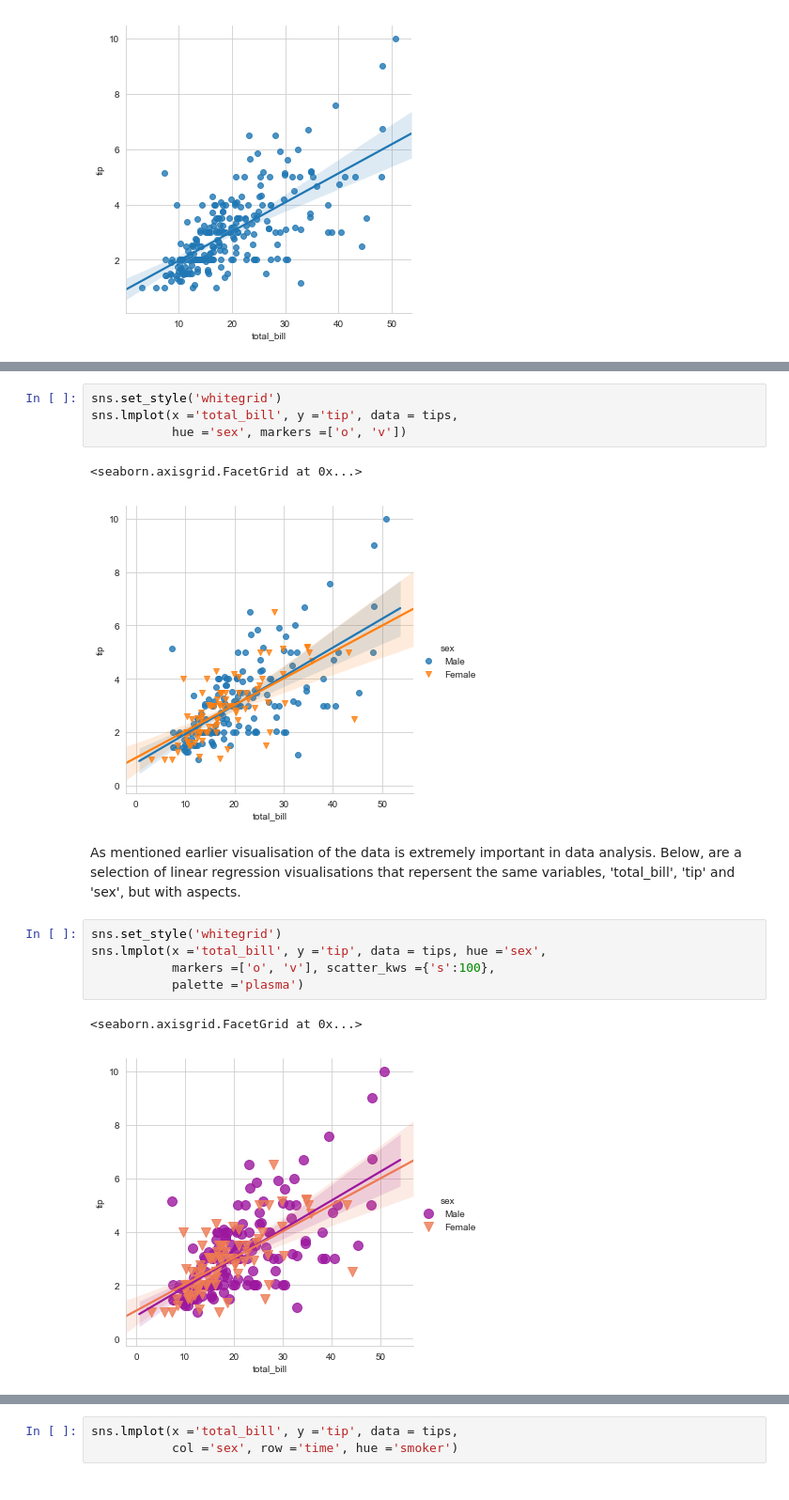
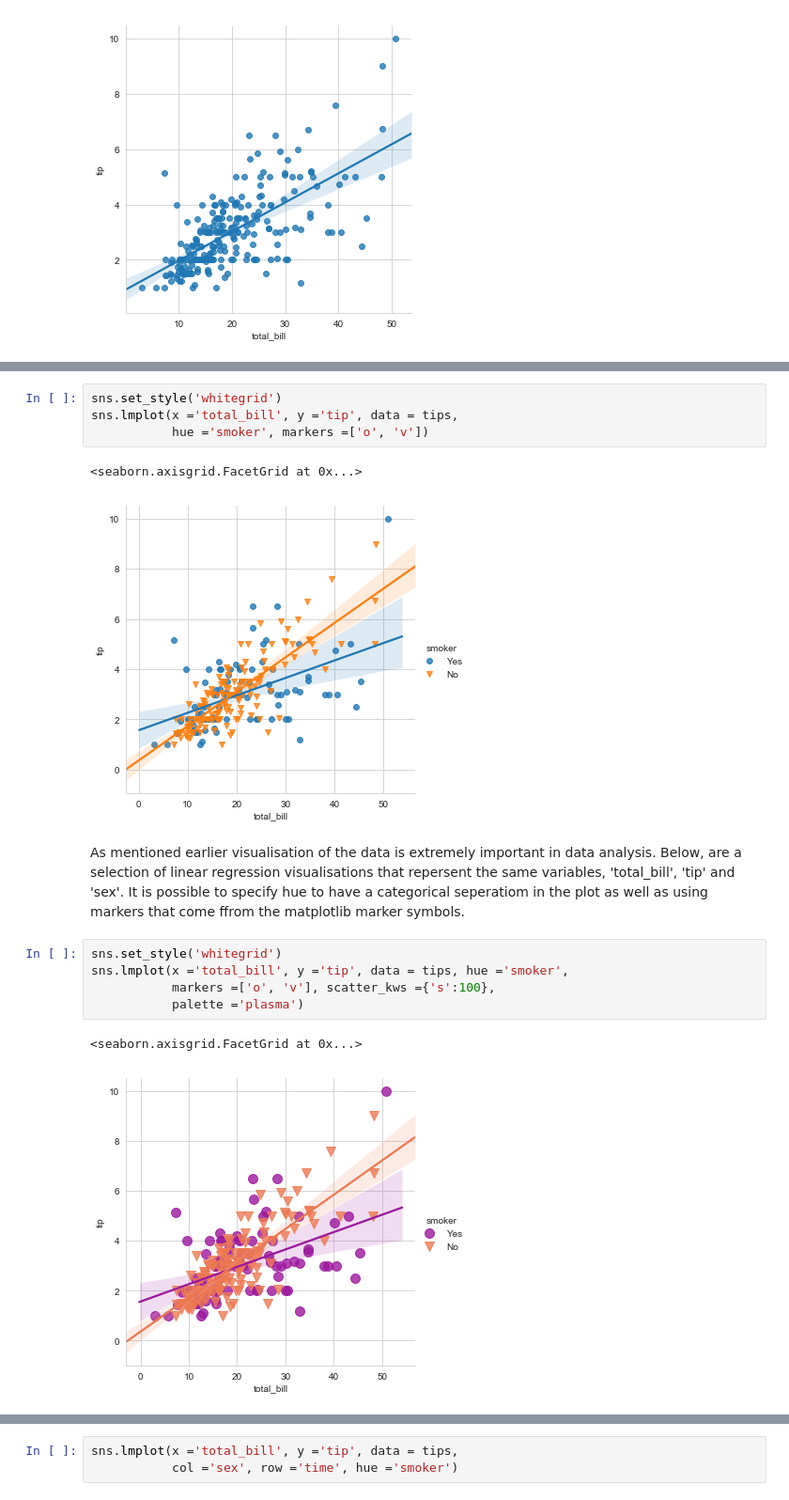
Before and after one commit to NiamhOL/Fundamentals_of_Data_Analysis_2019, a Jupyter notebook: Anaylsing the Tips Database with Seaborn.ipynb, the cells around one changed output, grey strips where cells are left out. Shown at 94% size. Saved outputs shown, nothing was run; the diff lists cells and outputs as text.

```diff
--- a/Anaylsing the Tips Database with Seaborn.ipynb
+++ b/Anaylsing the Tips Database with Seaborn.ipynb
@@ -301,17 +299,17 @@ The examples below show how adding another variable 'sex'
 # %%
 sns.set_style('whitegrid')
 sns.lmplot(x ='total_bill', y ='tip', data = tips,
-           hue ='sex', markers =['o', 'v'])
+           hue ='smoker', markers =['o', 'v'])
 # %% [output]
 <seaborn.axisgrid.FacetGrid at 0x...>
-[figure, old version]
+[figure, new version]
 # %% [markdown]
-As mentioned earlier visualisation of the data is extremely important in data analysis. Below, are a selection of linear regression visualisations that repersent the same variables, 'total_bill', 'tip' and 'sex', but with aspects.
+As mentioned earlier visualisation of the data is extremely important in data analysis. Below, are a selection of linear regression visualisations that repersent the same variables, 'total_bill', 'tip' and 'sex'. It is possible to specify hue to have a categorical seperatiom in the plot as well as using markers that come ffrom the matplotlib marker symbols.
 # %%
 sns.set_style('whitegrid')
-sns.lmplot(x ='total_bill', y ='tip', data = tips, hue ='sex',
+sns.lmplot(x ='total_bill', y ='tip', data = tips, hue ='smoker',
            markers =['o', 'v'], scatter_kws ={'s':100},
            palette ='plasma')
 # %% [output]
 <seaborn.axisgrid.FacetGrid at 0x...>
-[figure, old version]
+[figure, new version]
```
Also changed, not shown: parts of 15 cells of this notebook.
